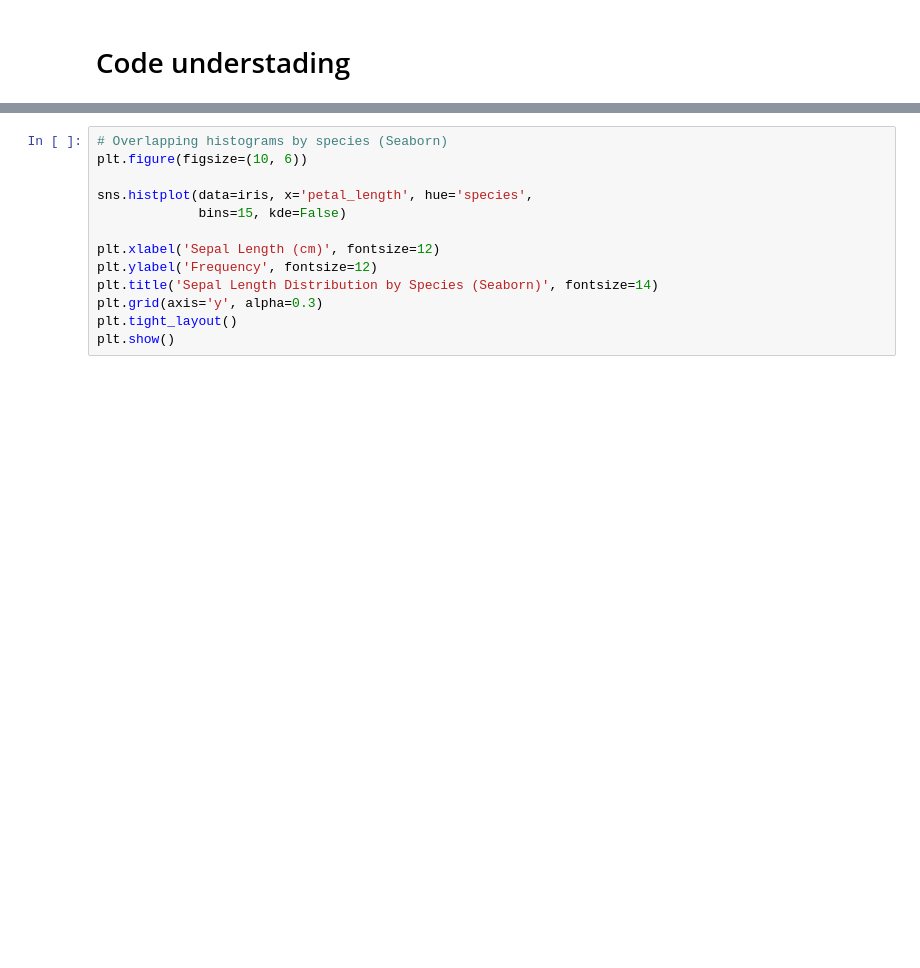
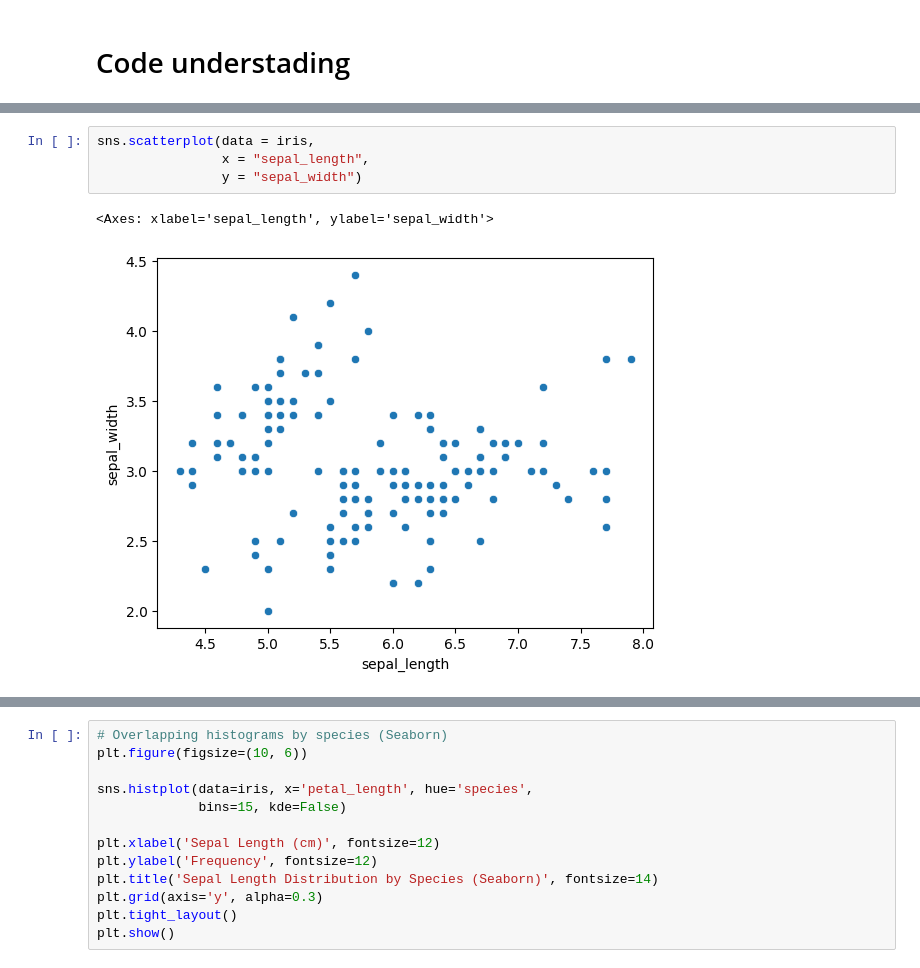
Before and after one commit to Satishpk15/Python, a Jupyter notebook: Batch2_EDA_Part1.ipynb, the cells around one changed output, grey strips where cells are left out. Cells and saved outputs as stored; diff of their text form; blank space fills up the shorter version.

```diff
--- a/Batch2_EDA_Part1.ipynb
+++ b/Batch2_EDA_Part1.ipynb
@@ -357,0 +376,7 @@ plt.show()
+# %%
+sns.scatterplot(data = iris,
+                x = "sepal_length",
+                y = "sepal_width")
+# %% [output]
+<Axes: xlabel='sepal_length', ylabel='sepal_width'>
+[figure, added]
```
Also changed, not shown: parts of 19 cells of this notebook.
